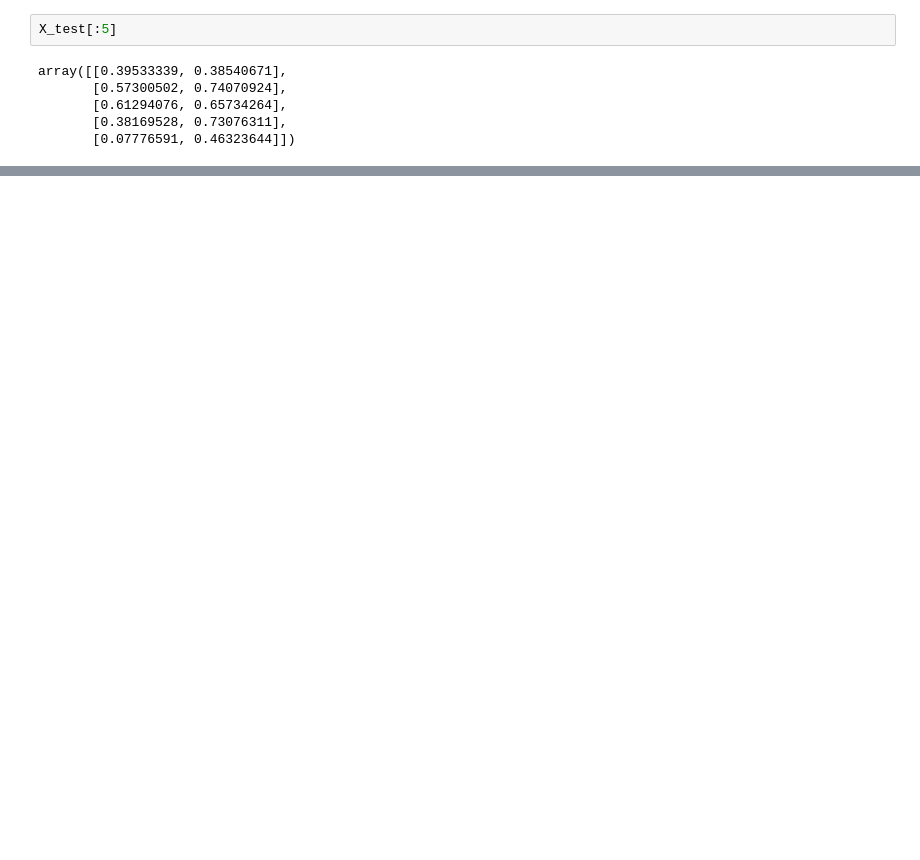
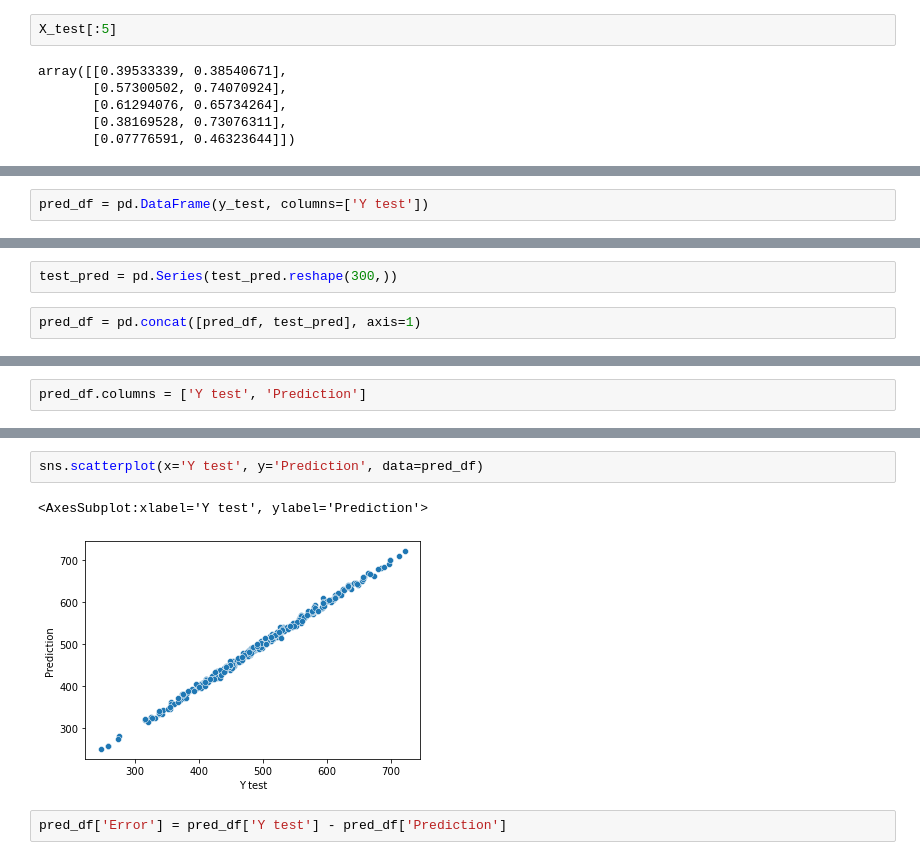
Before and after one commit to khunamir/pfmladsbc, a Jupyter notebook: Neural Nets Playground/Keras Syntax Basics.ipynb, the cells around one changed output, grey strips where cells are left out. Saved outputs shown, nothing was run; the diff lists cells and outputs as text; blank space fills up the shorter version.

```diff
--- a/Neural Nets Playground/Keras Syntax Basics.ipynb
+++ b/Neural Nets Playground/Keras Syntax Basics.ipynb
@@ -109,0 +273,2 @@ array([[0.39533339, 0.38540671],
+# %%
+pred_df = pd.DataFrame(y_test, columns=['Y test'])
@@ -109,0 +291,4 @@ array([[0.39533339, 0.38540671],
+# %%
+test_pred = pd.Series(test_pred.reshape(300,))
+# %%
+pred_df = pd.concat([pred_df, test_pred], axis=1)
@@ -109,0 +311,2 @@ array([[0.39533339, 0.38540671],
+# %%
+pred_df.columns = ['Y test', 'Prediction']
@@ -109,0 +322,7 @@ array([[0.39533339, 0.38540671],
+# %%
+sns.scatterplot(x='Y test', y='Prediction', data=pred_df)
+# %% [output]
+<AxesSubplot:xlabel='Y test', ylabel='Prediction'>
+[figure, added]
+# %%
+pred_df['Error'] = pred_df['Y test'] - pred_df['Prediction']
```
Also changed, not shown: parts of 50 cells of this notebook, 1 other file.
